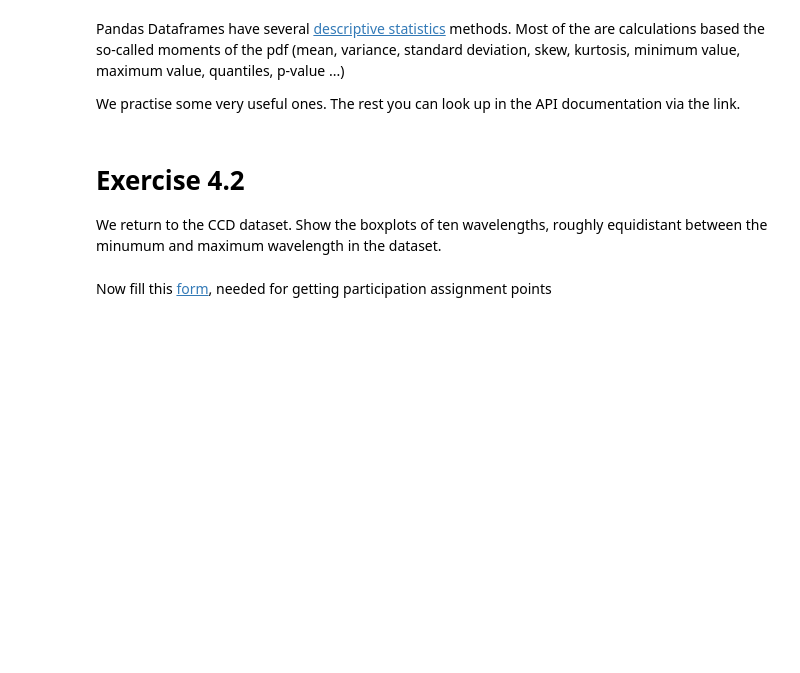
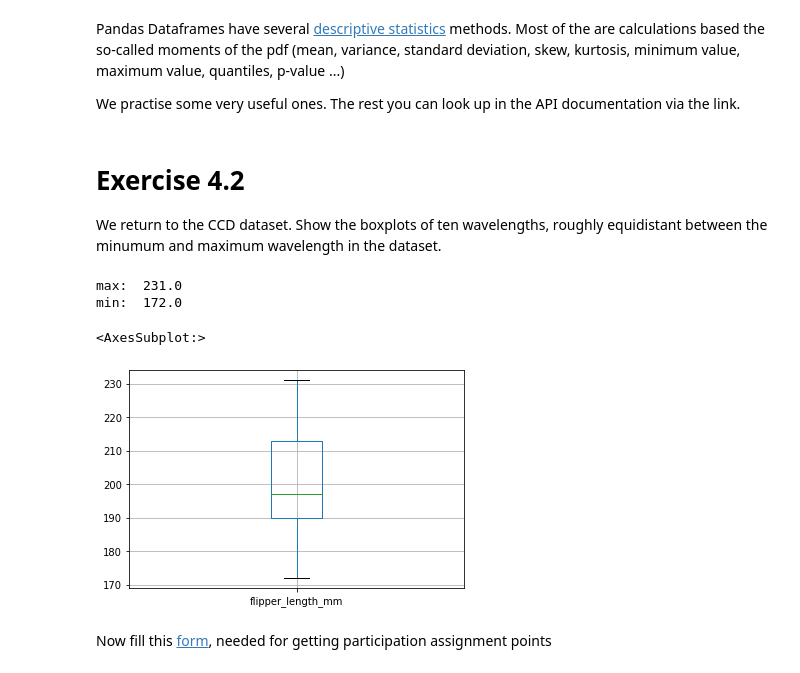
Before and after one commit to xMCTH/DSF, a Jupyter notebook: 04_Dataframes_Stats_Plotting.ipynb, the cells around one changed output. Cells and saved outputs as stored; diff of their text form; code cells hidden in the pictures; blank space fills up the shorter version.

```diff
--- a/04_Dataframes_Stats_Plotting.ipynb
+++ b/04_Dataframes_Stats_Plotting.ipynb
@@ -137,5 +163,17 @@ round(df.describe(),2) # why do we use the round method ?
 # Exercise 4.2
 
 We return to the CCD dataset. Show the boxplots of ten wavelengths, roughly equidistant between the minumum and maximum wavelength in the dataset.
+# %%
+import pandas as pd
+df = pd.read_csv('https://raw.githubusercontent.com/allisonhorst/palmerpenguins/master/inst/extdata/penguins.csv')
+print("max: ",df['flipper_length_mm'].max())
+print("min: ",df['flipper_length_mm'].min())
+
+df.boxplot(['flipper_length_mm'])
+# %% [output]
+max:  231.0
+min:  172.0
+<AxesSubplot:>
+[figure, added]
 # %% [markdown]
 Now fill this [form](https://docs.google.com/forms/d/e/1FAIpQLSd5QH237yJ2PizRG1Of8mV9zDzcJLH6nmEI2KqVX1cWINi9Fg/viewform?usp=sf_link), needed for getting participation assignment points
```
Also changed, not shown: parts of 7 cells of this notebook.
